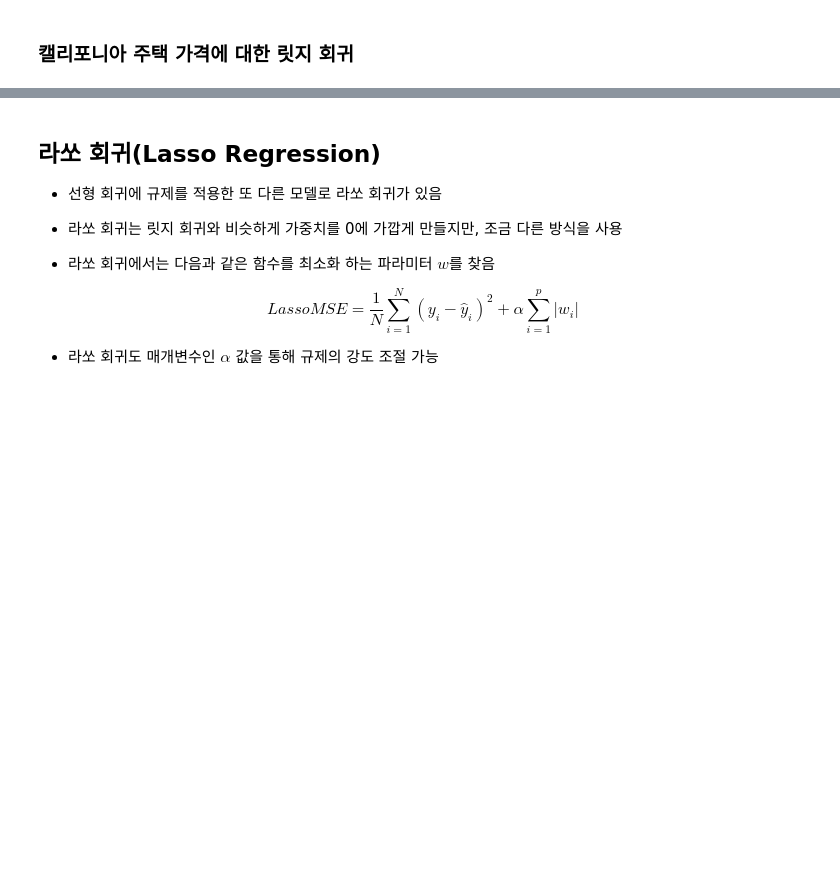
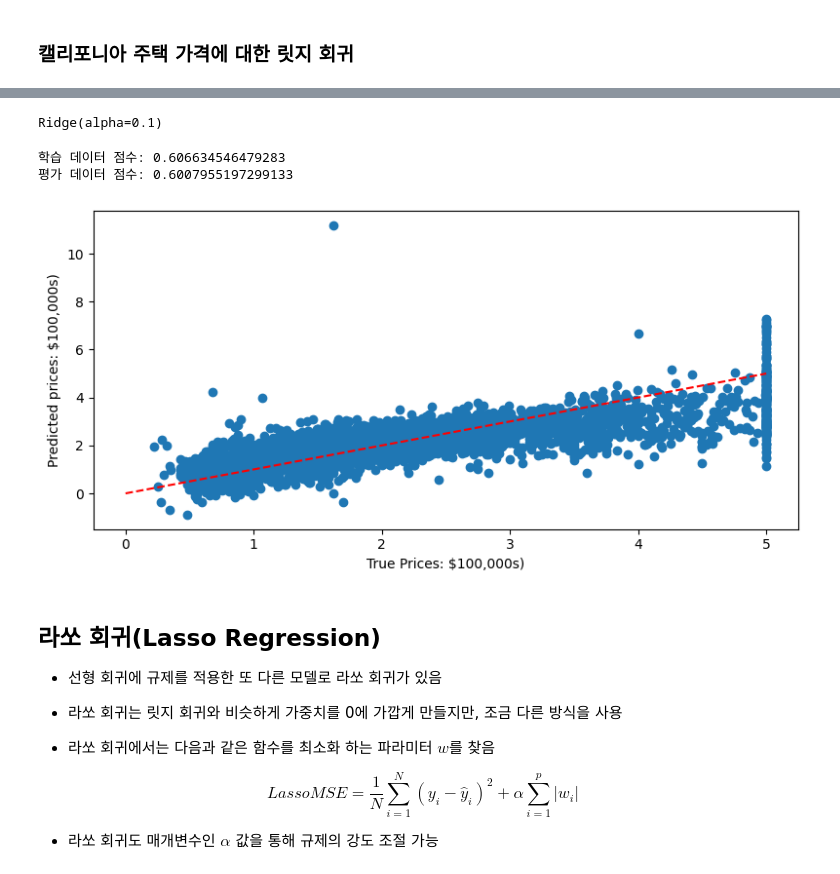
Before and after one commit to kwanization/Machine_Learning_Study, a Jupyter notebook: _3_선형_모델(Linear_Models).ipynb, the cells around one changed output, grey strips where cells are left out. Cells and saved outputs as stored; diff of their text form; code cells hidden in the pictures; blank space fills up the shorter version.

```diff
--- a/_3_선형_모델(Linear_Models).ipynb
+++ b/_3_선형_모델(Linear_Models).ipynb
@@ -300,3 +356,13 @@ RidgeMSE = \frac{1}{N} \sum_{i=1}^{N}(y_i - \hat{y}_i)^2 + \alpha \sum_{i=1}^{p}
 * 일반화 성능에 영향을 주는 매개 변수인 $\alpha$ 값을 조정해 보면서 릿지 회귀 분석의 성능이 어떻게 변하는지 확인 필요
 # %% [markdown]
 ### 캘리포니아 주택 가격에 대한 릿지 회귀
+# %%
+from sklearn.datasets import fetch_california_housing
+from sklearn.linear_model import Ridge
+
+california = fetch_california_housing()
+
+X_train, X_test, y_train, y_test = train_test_split(california.data, california.target, test_size=0.2)
+
+print(california.keys())
+print(california.DESCR)
@@ -303,3 +387,21 @@ RidgeMSE = \frac{1}{N} \sum_{i=1}^{N}(y_i - \hat{y}_i)^2 + \alpha \sum_{i=1}^{p}
+# %%
+model = Ridge(alpha=0.1)
+model.fit(X_train, y_train)
+# %% [output]
+Ridge(alpha=0.1)
+# %%
+print('학습 데이터 점수: {}'.format(model.score(X_train, y_train)))
+print('평가 데이터 점수: {}'.format(model.score(X_test, y_test)))
+# %% [output]
+학습 데이터 점수: 0.606634546479283
+평가 데이터 점수: 0.6007955197299133
+# %%
+predicted = model.predict(X_test)
+expected = y_test
+
+plot_california_prices(expected, predicted)
+# %% [output]
+[figure, added]
 # %% [markdown]
 ## 라쏘 회귀(Lasso Regression)
 
```
Also changed, not shown: parts of 11 cells of this notebook.
